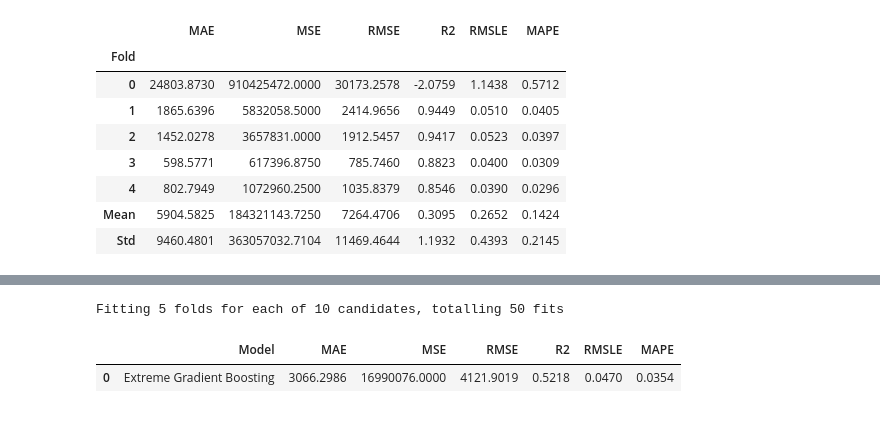
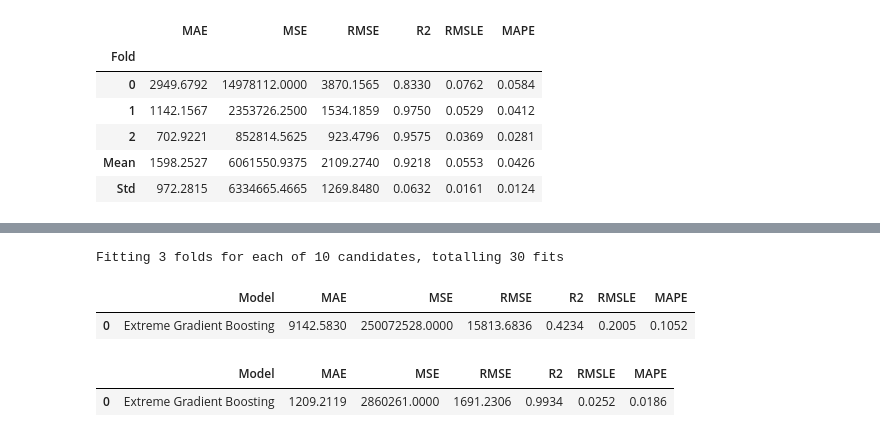
Before and after one commit to RalleyD/COM724_AE2, a Jupyter notebook: notebooks/xgboost-time-series.ipynb, the cells around one changed output, grey strips where cells are left out. Saved outputs shown, nothing was run; the diff lists cells and outputs as text; code cells hidden in the pictures.

```diff
--- a/notebooks/xgboost-time-series.ipynb
+++ b/notebooks/xgboost-time-series.ipynb
@@ -2,7 +2,7 @@
 # load the BTC long term dataset
 import pandas as pd
 
-btc_5y_df = pd.read_csv('../backend/data/BTC-past-5y-ohlc.csv', index_col=0, parse_dates=True)
+btc_5y_df = pd.read_csv('../backend/data/btcusdt_1d.csv', index_col=0, parse_dates=True)
 
 print(btc_5y_df.head().to_markdown())
 # %% [output]
@@ -63,17 +63,17 @@ import pandas as pd
 from pycaret.regression import *
 
 # PyCaret Regression Setup (Ensuring No Shuffle)
-s = setup(
+xgb_exp = RegressionExperiment().setup(
     data=btc_train,
     target="close",
     session_id=123,
-    fold=5,  # K-fold cross-validation
+    fold=3,  # K-fold cross-validation
     data_split_shuffle=False,  # **Important: Keeps time-series order**
     fold_strategy="timeseries",  # Ensures time-series split
 )
 
 # Train XGBoost Model
-xgb_model = create_model('xgboost')
+xgb_model = xgb_exp.create_model('xgboost')
 # %% [output]
 |  | Description | Value |
 | 0 | Session id | 123 |
@@ -106,23 +133,35 @@ xgb_model = create_model('xgboost')
 # %%
 tuned_xgb = tune_model(xgb_model)
+
+y_pred_tuned = xgb_exp.predict_model(tuned_xgb)
+
+fig = px.line(y_pred_tuned, y=['close', 'prediction_label'], template='plotly_dark')
+
+fig.show()
 # %% [output]
 [interactive output not drawn]
 |  | MAE | MSE | RMSE | R2 | RMSLE | MAPE |
 | Fold |  |  |  |  |  |  |
-| 0 | 24803.8730 | 910425472.0000 | 30173.2578 | -2.0759 | 1.1438 | 0.5712 |
-| 1 | 1865.6396 | 5832058.5000 | 2414.9656 | 0.9449 | 0.0510 | 0.0405 |
-| 2 | 1452.0278 | 3657831.0000 | 1912.5457 | 0.9417 | 0.0523 | 0.0397 |
-| 3 | 598.5771 | 617396.8750 | 785.7460 | 0.8823 | 0.0400 | 0.0309 |
-| 4 | 802.7949 | 1072960.2500 | 1035.8379 | 0.8546 | 0.0390 | 0.0296 |
-| Mean | 5904.5825 | 184321143.7250 | 7264.4706 | 0.3095 | 0.2652 | 0.1424 |
-| Std | 9460.4801 | 363057032.7104 | 11469.4644 | 1.1932 | 0.4393 | 0.2145 |
+| 0 | 2949.6792 | 14978112.0000 | 3870.1565 | 0.8330 | 0.0762 | 0.0584 |
+| 1 | 1142.1567 | 2353726.2500 | 1534.1859 | 0.9750 | 0.0529 | 0.0412 |
+| 2 | 702.9221 | 852814.5625 | 923.4796 | 0.9575 | 0.0369 | 0.0281 |
+| Mean | 1598.2527 | 6061550.9375 | 2109.2740 | 0.9218 | 0.0553 | 0.0426 |
+| Std | 972.2815 | 6334665.4665 | 1269.8480 | 0.0632 | 0.0161 | 0.0124 |
 [interactive output not drawn]
-Fitting 5 folds for each of 10 candidates, totalling 50 fits
+Fitting 3 folds for each of 10 candidates, totalling 30 fits
+|  | Model | MAE | MSE | RMSE | R2 | RMSLE | MAPE |
+| 0 | Extreme Gradient Boosting | 9142.5830 | 250072528.0000 | 15813.6836 | 0.4234 | 0.2005 | 0.1052 |
 # %%
 # # Finalize Model and Make Predictions
 final_xgb = finalize_model(tuned_xgb)
-predictions = predict_model(final_xgb, data=btc_test)
+# predictions = predict_model(final_xgb, data=btc_test)
+y_pred_final = predict_model(final_xgb)
+
+fig = px.line(y_pred_final, y=['close', 'prediction_label'], template='plotly_dark')
+
+fig.show()
+# pull()
 # %% [output]
 |  | Model | MAE | MSE | RMSE | R2 | RMSLE | MAPE |
-| 0 | Extreme Gradient Boosting | 3066.2986 | 16990076.0000 | 4121.9019 | 0.5218 | 0.0470 | 0.0354 |
+| 0 | Extreme Gradient Boosting | 1209.2119 | 2860261.0000 | 1691.2306 | 0.9934 | 0.0252 | 0.0186 |
 # %%
```
Also changed, not shown: parts of 11 cells of this notebook.
